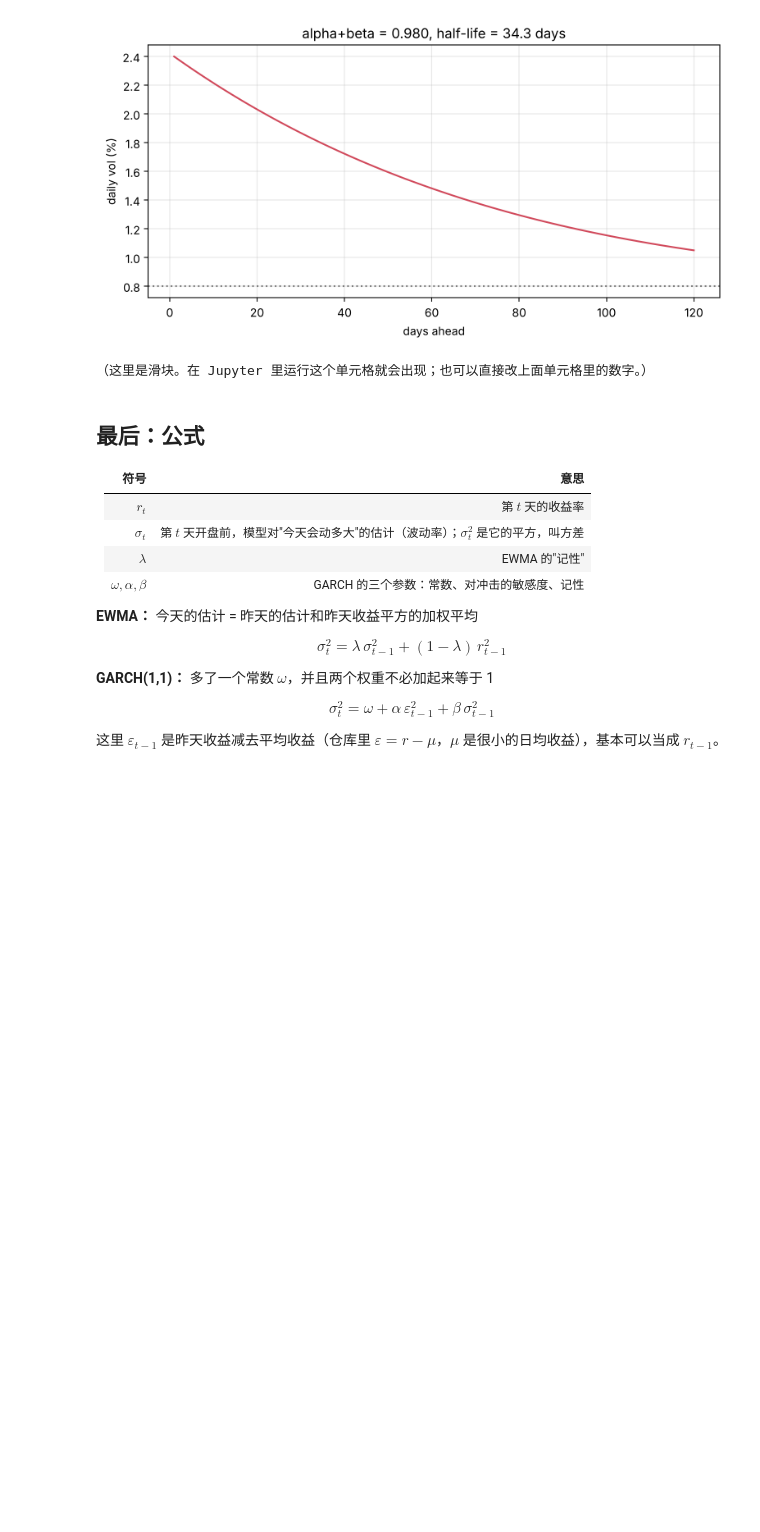
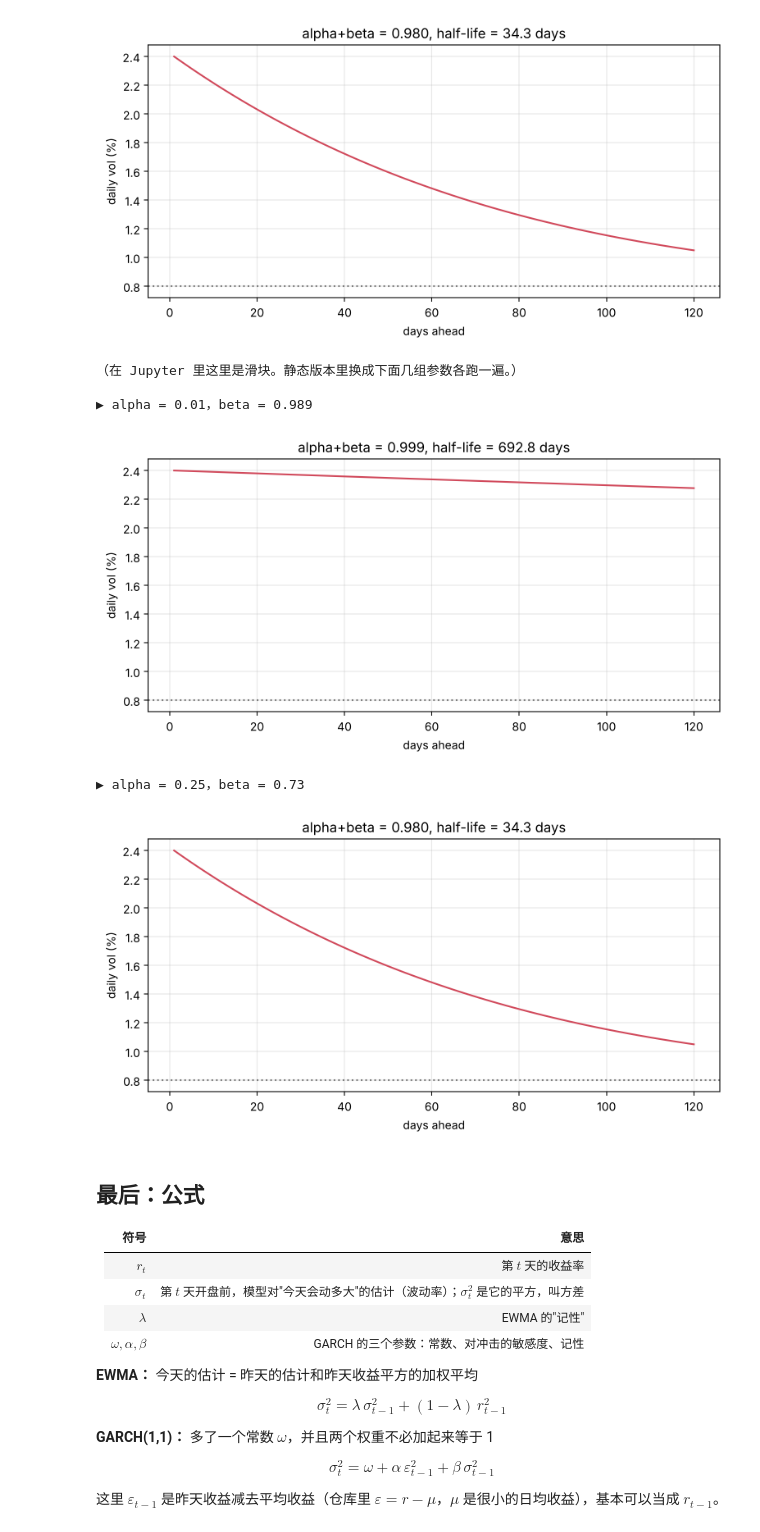
Before and after one commit to JunhaoXiong/Market-Risk-Engine, a Jupyter notebook: learning/02_ewma_garch.ipynb, the cells around one changed output. Saved outputs shown, nothing was run; the diff lists cells and outputs as text; code cells hidden in the pictures; blank space fills up the shorter version.

```diff
--- a/learning/02_ewma_garch.ipynb
+++ b/learning/02_ewma_garch.ipynb
@@ -259,10 +268,16 @@ garch_lab(0.10, 0.88)
 # %% [output]
 [figure]
 # %%
-play(garch_lab, alpha=(0.0, 0.3, 0.01), beta=(0.5, 0.995, 0.005),
+play(garch_lab, examples=[{"alpha": 0.01, "beta": 0.989}, {"alpha": 0.25, "beta": 0.73}],
+     alpha=(0.0, 0.3, 0.01), beta=(0.5, 0.995, 0.005),
      start_multiple=(1.0, 5.0, 0.5), long_run_daily_vol=(0.004, 0.015, 0.001))
 # %% [output]
-（这里是滑块。在 Jupyter 里运行这个单元格就会出现；也可以直接改上面单元格里的数字。）
+（在 Jupyter 里这里是滑块。静态版本里换成下面几组参数各跑一遍。）
+
+▶ alpha = 0.01，beta = 0.989
+[figure, added]
+▶ alpha = 0.25，beta = 0.73
+[figure, added]
 # %% [markdown]
 ## 最后：公式
 
```
Also changed, not shown: parts of 1 cell of this notebook, 6 other files.
